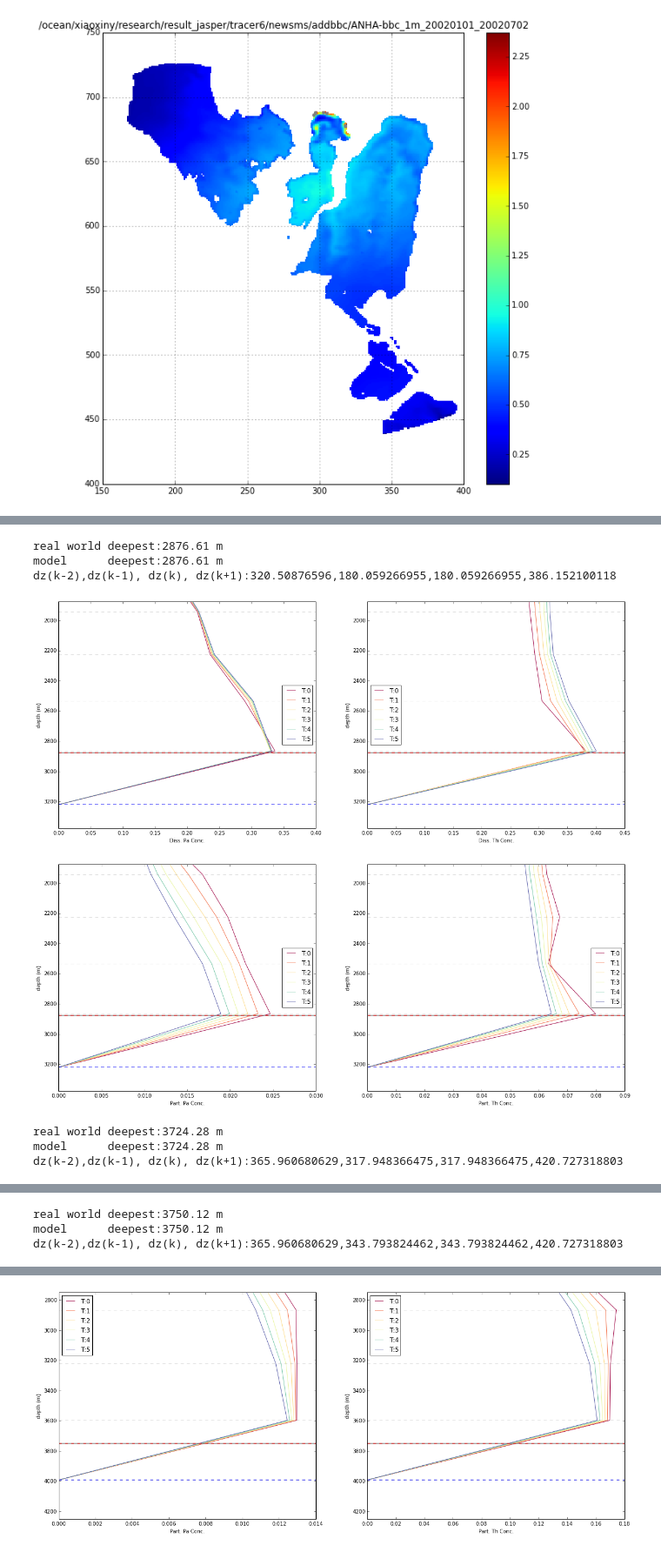
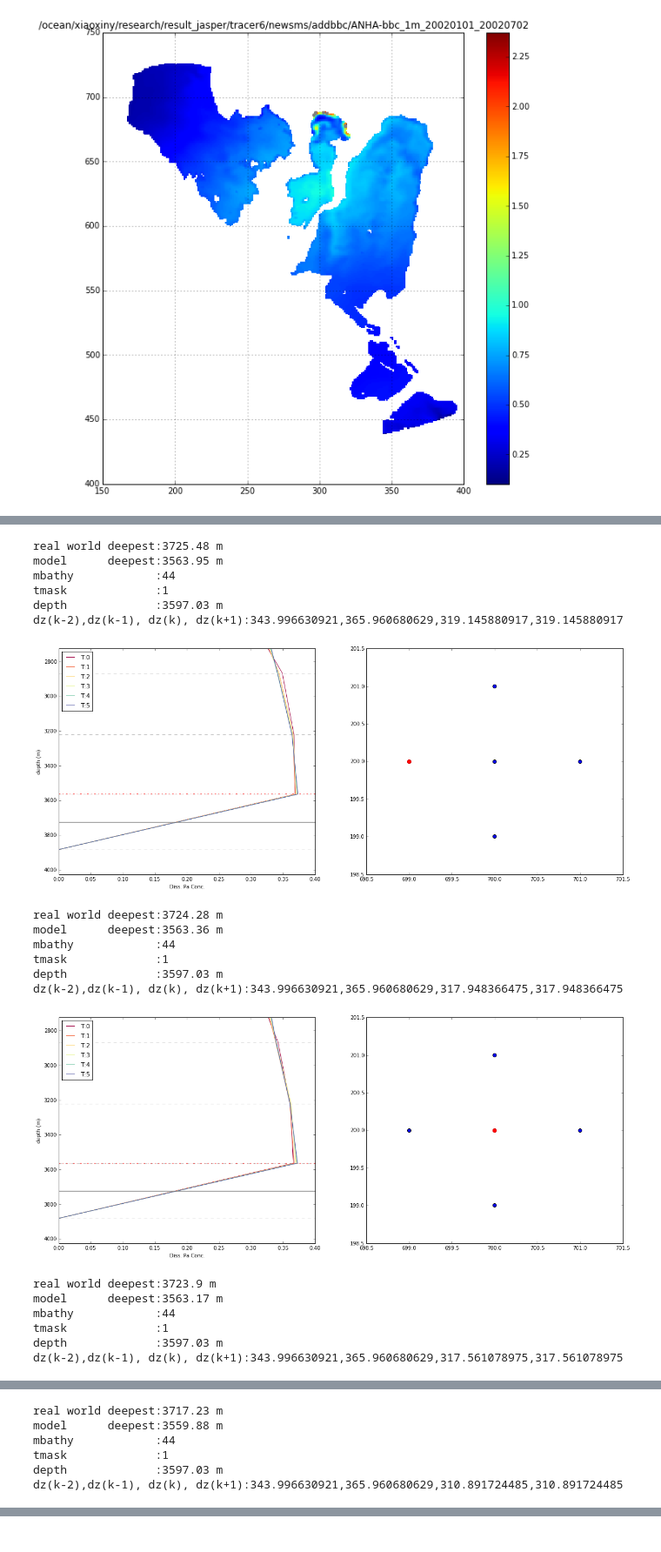
Before and after one commit to UBC-MOAD/analysis-cindy, a Jupyter notebook: notebooks/ANHA4-result/Add_bbc_for_tracers/check_mesh_mask.ipynb, the cells around one changed output, grey strips where cells are left out. Shown at 87% size. Saved outputs shown, nothing was run; the diff lists cells and outputs as text; code cells hidden in the pictures.

```diff
--- a/notebooks/ANHA4-result/Add_bbc_for_tracers/check_mesh_mask.ipynb
+++ b/notebooks/ANHA4-result/Add_bbc_for_tracers/check_mesh_mask.ipynb
@@ -12,12 +12,15 @@ print mesh.variables.keys()
 # %% [output]
 [u'nav_lon', u'nav_lat', u'nav_lev', u'time_counter', u'tmask', u'umask', u'vmask', u'fmask', u'tmaskutil', u'umaskutil', u'vmaskutil', u'fmaskutil', u'glamt', u'glamu', u'glamv', u'glamf', u'gphit',  ...
 # %%
-gdepw=mesh.variables['gdepw'][:]
-mbathy=mesh.variables['mbathy'][:]
+gdept=mesh.variables['gdept'][:]
+mbathy=mesh.variables['mbathy'][:]-1
 e3t=mesh.variables['e3t'][:]
+tmask=mesh.variables['tmask'][:]
+e3w=mesh.variables['e3w'][:]
 print mbathy.shape
-print gdepw.shape
+print gdept.shape
 print e3t.shape
+print tmask.shape
 # %% [output]
 (1, 800, 544)
 (1, 50, 800, 544)
@@ -109,0 +167,5 @@ print ii
+# %%
+ik=[ii[1]-1,ii[1],ii[1]+1,ii[1]  ,ii[1]  ]
+jk=[jj[1]  ,jj[1],jj[1]  ,jj[1]-1,jj[1]+1]
+plt.scatter(ik,jk,s=50)
+plt.scatter(ik[:2],jk[:2],color='r',s=50)
@@ -110,13 +175,8 @@ print ii
 # %%
-for i in range (0,len(ii)):
+for i in range (0,len(ik)):
     fig = plt.figure(figsize=(20,8))
-    plt.subplot(121);vetical(TR_7,dep,'Diss. Pa',jj=jj[i],ii=ii[i],ylim='True',detail='yes');plt.gca().invert_yaxis()
-    plt.subplot(122);vetical(TR_8,dep,'Diss. Th',jj=jj[i],ii=ii[i],ylim='True');plt.gca().invert_yaxis()
-
-    fig = plt.figure(figsize=(20,8))
-    plt.subplot(121);vetical(TR_9,dep,'Part. Pa',jj=jj[i],ii=ii[i],ylim='True');plt.gca().invert_yaxis()
-    plt.subplot(122);vetical(TR_10,dep,'Part. Th',jj=jj[i],ii=ii[i],ylim='True');plt.gca().invert_yaxis()
-
+    plt.subplot(121);vetical(TR_7,dep,'Diss. Pa',jj=jk[i],ii=ik[i],ylim='True',detail='yes');plt.gca().invert_yaxis()
+    plt.subplot(122);plt.scatter(ik,jk,s=50);plt.scatter(ik[i],jk[i],color='r',s=50)
     plt.show()
 # %% [output]
 real world deepest:2748.99 m
@@ -143,22 +217,33 @@ dz(k-2),dz(k-1), dz(k), dz(k+1):320.50876596,32.9799904221,32.9799904221,386.152
 # %%
 ii=[650,700,600,600]
 jj=[200,200,350,400]
-for i in range (len(ii)):
+
+ik=[ii[1]-1,ii[1],ii[1]+1,ii[1]  ,ii[1]  ]
+jk=[jj[1]  ,jj[1],jj[1]  ,jj[1]-1,jj[1]+1]
+
+for i in range (0,len(ik)):
     fig = plt.figure(figsize=(20,8))
-    plt.subplot(121);vetical(TR_7,dep,'Diss. Pa',jj=jj[i],ii=ii[i],ylim='True',detail='yes');plt.gca().invert_yaxis()
-    plt.subplot(122);vetical(TR_8,dep,'Diss. Th',jj=jj[i],ii=ii[i],ylim='True');plt.gca().invert_yaxis()
-
-    fig = plt.figure(figsize=(20,8))
-    plt.subplot(121);vetical(TR_9,dep,'Part. Pa',jj=jj[i],ii=ii[i],ylim='True');plt.gca().invert_yaxis()
-    plt.subplot(122);vetical(TR_10,dep,'Part. Th',jj=jj[i],ii=ii[i],ylim='True');plt.gca().invert_yaxis()
-
+    plt.subplot(121);vetical(TR_7,dep,'Diss. Pa',jj=jk[i],ii=ik[i],ylim='True',detail='yes');plt.gca().invert_yaxis()
+    plt.subplot(122);plt.scatter(ik,jk,s=50);plt.scatter(ik[i],jk[i],color='r',s=50)
     plt.show()
 # %% [output]
-real world deepest:2876.61 m
-model      deepest:2876.61 m
-dz(k-2),dz(k-1), dz(k), dz(k+1):320.50876596,180.059266955,180.059266955,386.152100118
+real world deepest:3725.48 m
+model      deepest:3563.95 m
+mbathy            :44
+tmask             :1
+depth             :3597.03 m
+dz(k-2),dz(k-1), dz(k), dz(k+1):343.996630921,365.960680629,319.145880917,319.145880917
-[figure, old version]
+[figure, new version]
+real world deepest:3724.28 m
+model      deepest:3563.36 m
+mbathy            :44
+tmask             :1
+depth             :3597.03 m
+dz(k-2),dz(k-1), dz(k), dz(k+1):343.996630921,365.960680629,317.948366475,317.948366475
-[figure, old version]
+[figure, new version]
-real world deepest:3724.28 m
-model      deepest:3724.28 m
-dz(k-2),dz(k-1), dz(k), dz(k+1):365.960680629,317.948366475,317.948366475,420.727318803
+real world deepest:3723.9 m
+model      deepest:3563.17 m
+mbathy            :44
+tmask             :1
+depth             :3597.03 m
+dz(k-2),dz(k-1), dz(k), dz(k+1):343.996630921,365.960680629,317.561078975,317.561078975
@@ -165,0 +251,6 @@ dz(k-2),dz(k-1), dz(k), dz(k+1):365.960680629,317.948366475,317.948366475,420.72
+real world deepest:3717.23 m
+model      deepest:3559.88 m
+mbathy            :44
+tmask             :1
+depth             :3597.03 m
+dz(k-2),dz(k-1), dz(k), dz(k+1):343.996630921,365.960680629,310.891724485,310.891724485
@@ -167,3 +257,0 @@ dz(k-2),dz(k-1), dz(k), dz(k+1):365.960680629,317.948366475,317.948366475,420.72
-real world deepest:3750.12 m
-model      deepest:3750.12 m
-dz(k-2),dz(k-1), dz(k), dz(k+1):365.960680629,343.793824462,343.793824462,420.727318803
@@ -171 +264,0 @@ dz(k-2),dz(k-1), dz(k), dz(k+1):365.960680629,343.793824462,343.793824462,420.72
-[figure, removed]
```
Also changed, not shown: parts of 16 cells of this notebook.
